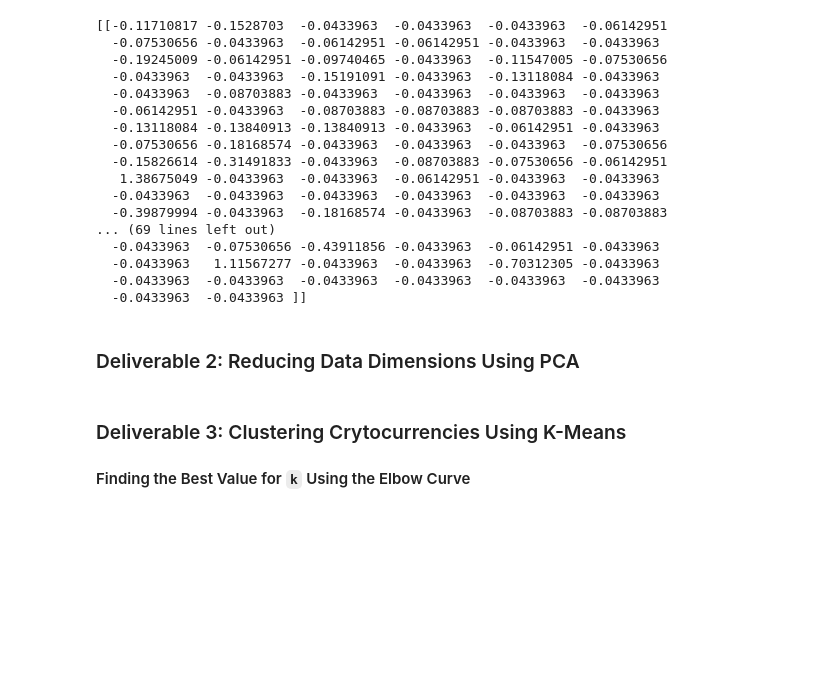
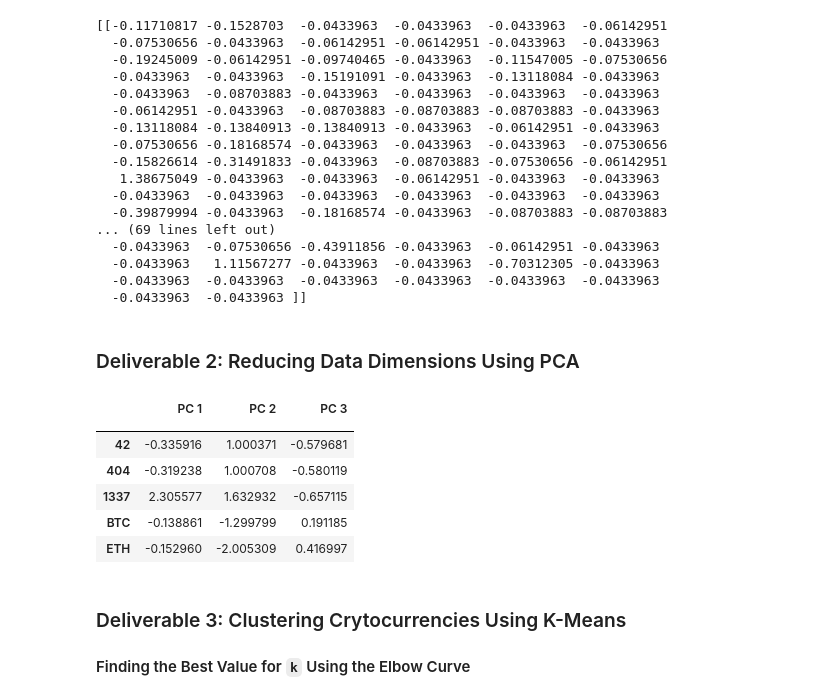
Before and after one commit to Ryan-Andrade/Cryptocurrencies, a Jupyter notebook: crypto_clustering.ipynb, the cells around one changed output. Cells and saved outputs as stored; diff of their text form; code cells hidden in the pictures; blank space fills up the shorter version.

```diff
--- a/crypto_clustering.ipynb
+++ b/crypto_clustering.ipynb
@@ -202,10 +202,23 @@ print(crypto_scaled[0:5])
 ### Deliverable 2: Reducing Data Dimensions Using PCA
 # %%
 # Using PCA to reduce dimension to three principal components.
-# YOUR CODE HERE
+pca = PCA(n_components= 3)
+crypto_pca = pca.fit_transform(crypto_scaled)
 # %%
 # Create a DataFrame with the three principal components.
-# YOUR CODE HERE
+crypto_pca_df = pd.DataFrame(
+    data=crypto_pca, columns=["PC 1", "PC 2", "PC 3"],
+    index=crypto_df.index
+)
+crypto_pca_df.head()
+# %% [output]
+|  | PC 1 | PC 2 | PC 3 |
+|  |  |  |  |
+| 42 | -0.335916 | 1.000371 | -0.579681 |
+| 404 | -0.319238 | 1.000708 | -0.580119 |
+| 1337 | 2.305577 | 1.632932 | -0.657115 |
+| BTC | -0.138861 | -1.299799 | 0.191185 |
+| ETH | -0.152960 | -2.005309 | 0.416997 |
 # %% [markdown]
 ### Deliverable 3: Clustering Crytocurrencies Using K-Means
 
```
